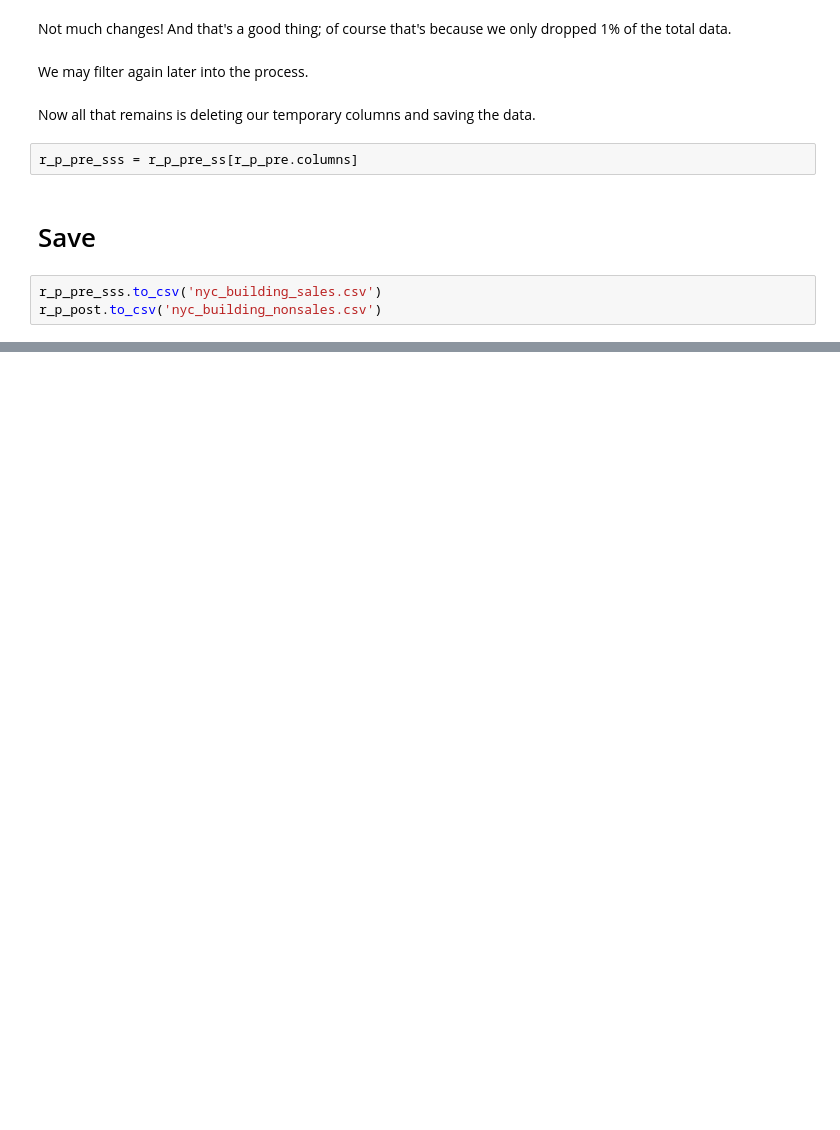
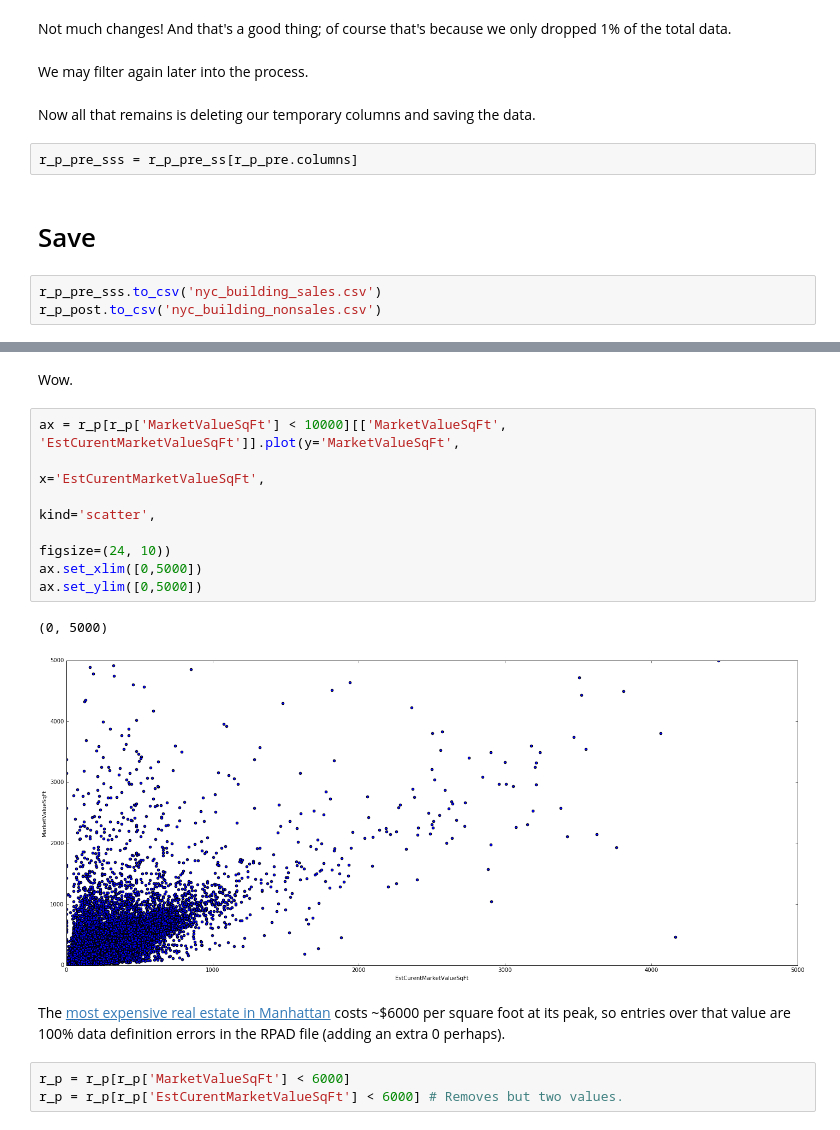
Before and after one commit to ResidentMario/nyc-buildings, a Jupyter notebook: data-munging.ipynb, the cells around one changed output, grey strips where cells are left out. Saved outputs shown, nothing was run; the diff lists cells and outputs as text; blank space fills up the shorter version.

```diff
--- a/data-munging.ipynb
+++ b/data-munging.ipynb
@@ -550,0 +562,17 @@ r_p_post.to_csv('nyc_building_nonsales.csv')
+# %% [markdown]
+Wow.
+# %%
+ax = r_p[r_p['MarketValueSqFt'] < 10000][['MarketValueSqFt', 'EstCurentMarketValueSqFt']].plot(y='MarketValueSqFt',
+                                                                                               x='EstCurentMarketValueSqFt',
+                                                                                               kind='scatter',
+                                                                                               figsize=(24, 10))
+ax.set_xlim([0,5000])
+ax.set_ylim([0,5000])
+# %% [output]
+(0, 5000)
+[figure, added]
+# %% [markdown]
+The [most expensive real estate in Manhattan](http://www.businessinsider.com/inside-one57-most-expensive-building-2015-11) costs ~$6000 per square foot at its peak, so entries over that value are 100% data definition errors in the RPAD file (adding an extra 0 perhaps).
+# %%
+r_p = r_p[r_p['MarketValueSqFt'] < 6000]
+r_p = r_p[r_p['EstCurentMarketValueSqFt'] < 6000] # Removes but two values.
```
Also changed, not shown: parts of 13 cells of this notebook, 1 other file.
